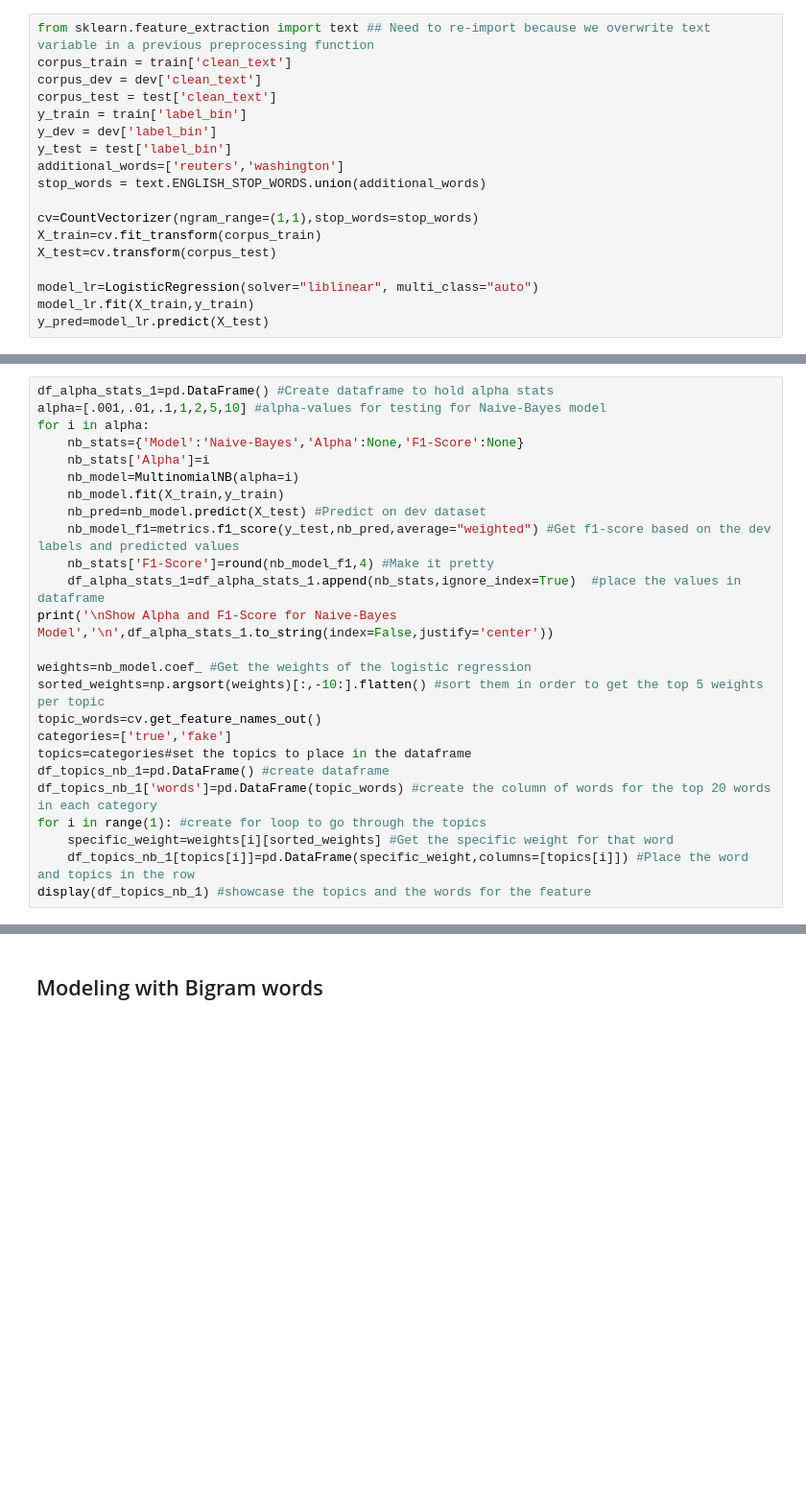
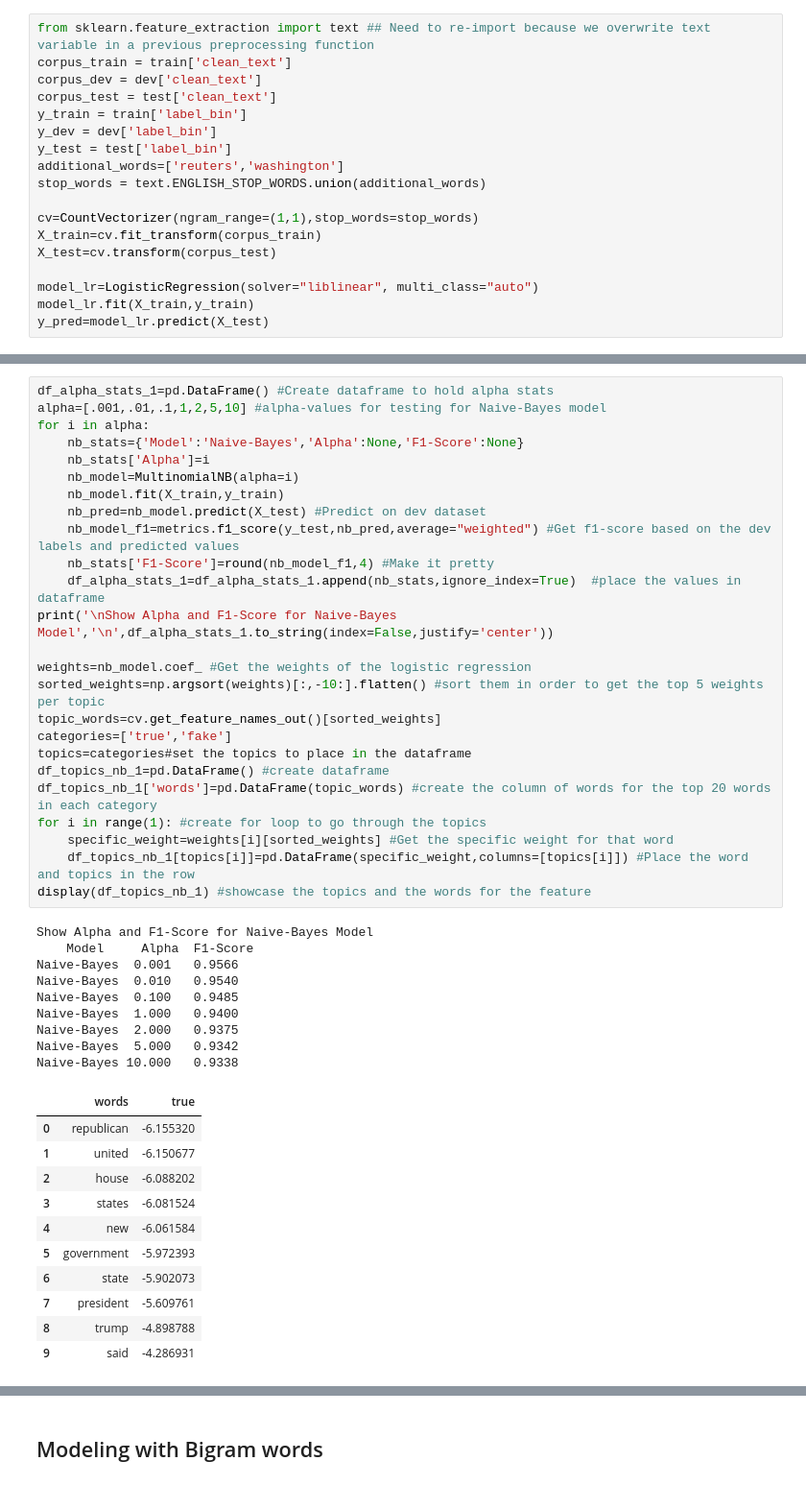
Before and after one commit to akikoiwamizu/w207-project, a Jupyter notebook: baseline_submission.ipynb, the cells around one changed output, grey strips where cells are left out. Shown: that part at 96% size. Drawn from its saved outputs; the diff is of its cells as text; blank space fills up the shorter version.

```diff
--- a/baseline_submission.ipynb
+++ b/baseline_submission.ipynb
@@ -518,28 +531,49 @@ display(df_topics_lr_1) #showcase the topics and the words for the feature
 # %%
 df_alpha_stats_1=pd.DataFrame() #Create dataframe to hold alpha stats
 alpha=[.001,.01,.1,1,2,5,10] #alpha-values for testing for Naive-Bayes model
 for i in alpha:
     nb_stats={'Model':'Naive-Bayes','Alpha':None,'F1-Score':None}
     nb_stats['Alpha']=i
     nb_model=MultinomialNB(alpha=i)
     nb_model.fit(X_train,y_train)
     nb_pred=nb_model.predict(X_test) #Predict on dev dataset
     nb_model_f1=metrics.f1_score(y_test,nb_pred,average="weighted") #Get f1-score based on the dev labels and predicted values
     nb_stats['F1-Score']=round(nb_model_f1,4) #Make it pretty
     df_alpha_stats_1=df_alpha_stats_1.append(nb_stats,ignore_index=True)  #place the values in dataframe
 print('\nShow Alpha and F1-Score for Naive-Bayes Model','\n',df_alpha_stats_1.to_string(index=False,justify='center'))
 
 weights=nb_model.coef_ #Get the weights of the logistic regression
 sorted_weights=np.argsort(weights)[:,-10:].flatten() #sort them in order to get the top 5 weights per topic
-topic_words=cv.get_feature_names_out()
+topic_words=cv.get_feature_names_out()[sorted_weights]
 categories=['true','fake']
 topics=categories#set the topics to place in the dataframe
 df_topics_nb_1=pd.DataFrame() #create dataframe
 df_topics_nb_1['words']=pd.DataFrame(topic_words) #create the column of words for the top 20 words in each category
 for i in range(1): #create for loop to go through the topics
     specific_weight=weights[i][sorted_weights] #Get the specific weight for that word
     df_topics_nb_1[topics[i]]=pd.DataFrame(specific_weight,columns=[topics[i]]) #Place the word and topics in the row
 display(df_topics_nb_1) #showcase the topics and the words for the feature
+# %% [output]
+Show Alpha and F1-Score for Naive-Bayes Model
+    Model     Alpha  F1-Score
+Naive-Bayes  0.001   0.9566
+Naive-Bayes  0.010   0.9540
+Naive-Bayes  0.100   0.9485
+Naive-Bayes  1.000   0.9400
+Naive-Bayes  2.000   0.9375
+Naive-Bayes  5.000   0.9342
+Naive-Bayes 10.000   0.9338
+|  | words | true |
+| 0 | republican | -6.155320 |
+| 1 | united | -6.150677 |
+| 2 | house | -6.088202 |
+| 3 | states | -6.081524 |
+| 4 | new | -6.061584 |
+| 5 | government | -5.972393 |
+| 6 | state | -5.902073 |
+| 7 | president | -5.609761 |
+| 8 | trump | -4.898788 |
+| 9 | said | -4.286931 |
 # %%
 knn_values=[1,3,5,7,9]
 df_k_stats_1=pd.DataFrame()
```
Also changed, not shown: parts of 13 cells of this notebook.
